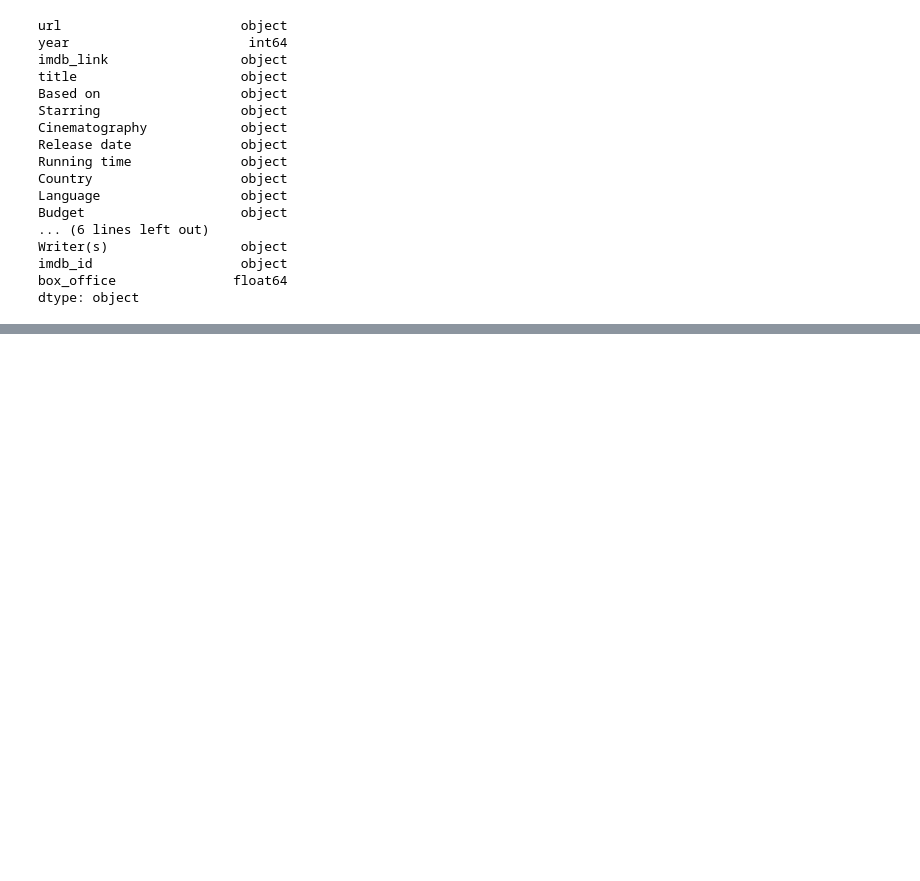
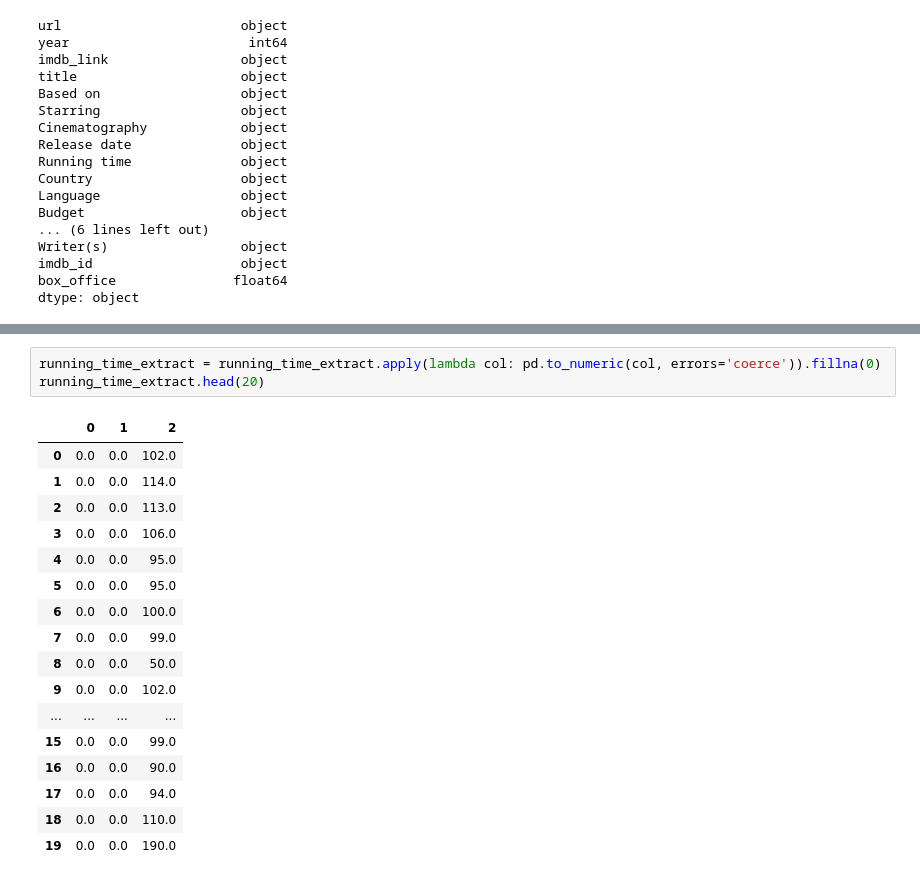
Before and after one commit to Christopheremorgan/Movies-ETL, a Jupyter notebook: movies_etl.ipynb, the cells around one changed output, grey strips where cells are left out. Cells and saved outputs as stored; diff of their text form; blank space fills up the shorter version.

```diff
--- a/movies_etl.ipynb
+++ b/movies_etl.ipynb
@@ -679,0 +938,21 @@ dtype: object
+# %%
+running_time_extract = running_time_extract.apply(lambda col: pd.to_numeric(col, errors='coerce')).fillna(0)
+running_time_extract.head(20)
+# %% [output]
+|  | 0 | 1 | 2 |
+| 0 | 0.0 | 0.0 | 102.0 |
+| 1 | 0.0 | 0.0 | 114.0 |
+| 2 | 0.0 | 0.0 | 113.0 |
+| 3 | 0.0 | 0.0 | 106.0 |
+| 4 | 0.0 | 0.0 | 95.0 |
+| 5 | 0.0 | 0.0 | 95.0 |
+| 6 | 0.0 | 0.0 | 100.0 |
+| 7 | 0.0 | 0.0 | 99.0 |
+| 8 | 0.0 | 0.0 | 50.0 |
+| 9 | 0.0 | 0.0 | 102.0 |
+| ... | ... | ... | ... |
+| 15 | 0.0 | 0.0 | 99.0 |
+| 16 | 0.0 | 0.0 | 90.0 |
+| 17 | 0.0 | 0.0 | 94.0 |
+| 18 | 0.0 | 0.0 | 110.0 |
+| 19 | 0.0 | 0.0 | 190.0 |
```
Also changed, not shown: parts of 22 cells of this notebook.
